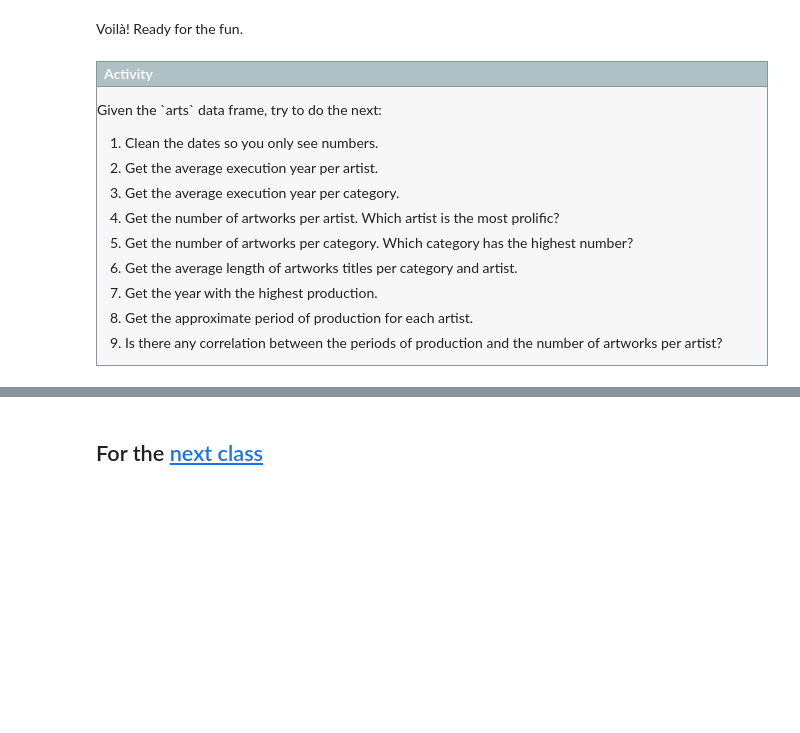
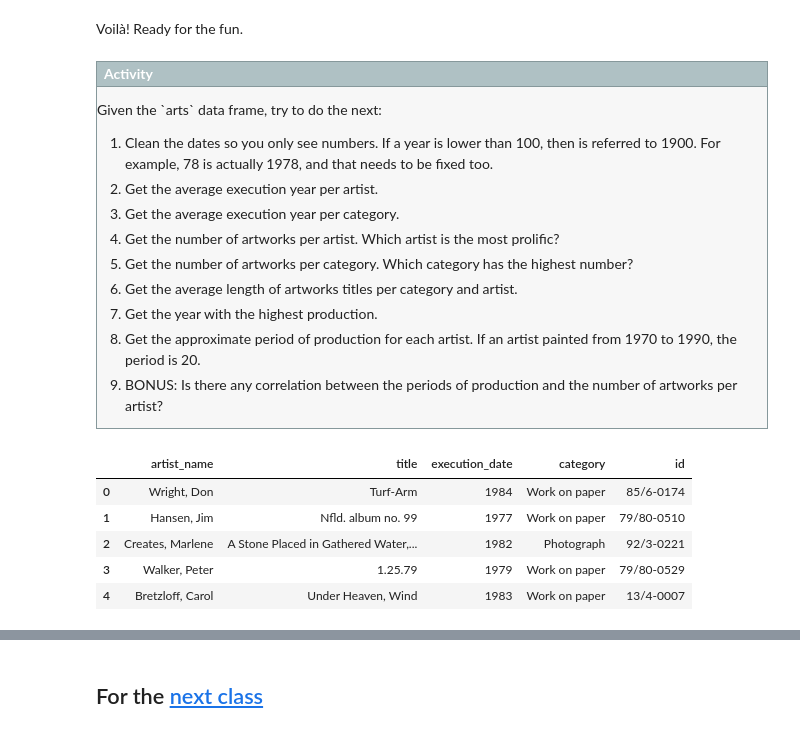
Before and after one commit to versae/DH2304, a Jupyter notebook: class06.ipynb, the cells around one changed output, grey strips where cells are left out. Cells and saved outputs as stored; diff of their text form; code cells hidden in the pictures; blank space fills up the shorter version.

```diff
--- a/class06.ipynb
+++ b/class06.ipynb
@@ -792,7 +845,7 @@ Activity
 Given the `arts` data frame, try to do the next:
 </p>
 <ol><li>
-Clean the dates so you only see numbers.
+Clean the dates so you only see numbers. If a year is lower than 100, then is referred to 1900. For example, 78 is actually 1978, and that needs to be fixed too.
 </li><li>
 Get the average execution year per artist.
 </li><li>
@@ -806,8 +859,35 @@ Get the average length of artworks titles per category and artist.
 </li><li>
 Get the year with the highest production.
 </li><li>
-Get the approximate period of production for each artist.
+Get the approximate period of production for each artist. If an artist painted from 1970 to 1990, the period is 20.
 </li><li>
-Is there any correlation between the periods of production and the number of artworks per artist?
+BONUS: Is there any correlation between the periods of production and the number of artworks per artist?
 </li></ol>
 </div>
+# %%
+# 1. Clean the dates so you only see numbers.
+def clean_years(value):
+    result = value
+    chars_to_replace = ["c.", "©", ", CARCC", "no date", "n.d.", " SODRAC", ", CA", " CARCC", ""]
+    chars_to_split = ["-", "/"]
+    if isinstance(result, str):  # what isinstance does?
+        for char in chars_to_split:
+            # ...
+        for char in chars_to_replace:
+            # ...
+        if result == "":
+            return np.nan
+        else:
+            return int(result)
+    else:
+        return result
+
+arts['execution_date'] = arts['execution_date'].apply(clean_years)
+arts.head()
+# %% [output]
+|  | artist_name | title | execution_date | category | id |
+| 0 | Wright, Don | Turf-Arm | 1984 | Work on paper | 85/6-0174 |
+| 1 | Hansen, Jim | Nfld. album no. 99 | 1977 | Work on paper | 79/80-0510 |
+| 2 | Creates, Marlene | A Stone Placed in Gathered Water,... | 1982 | Photograph | 92/3-0221 |
+| 3 | Walker, Peter | 1.25.79 | 1979 | Work on paper | 79/80-0529 |
+| 4 | Bretzloff, Carol | Under Heaven, Wind | 1983 | Work on paper | 13/4-0007 |
```
Also changed, not shown: parts of 46 cells of this notebook, 4 other files.
